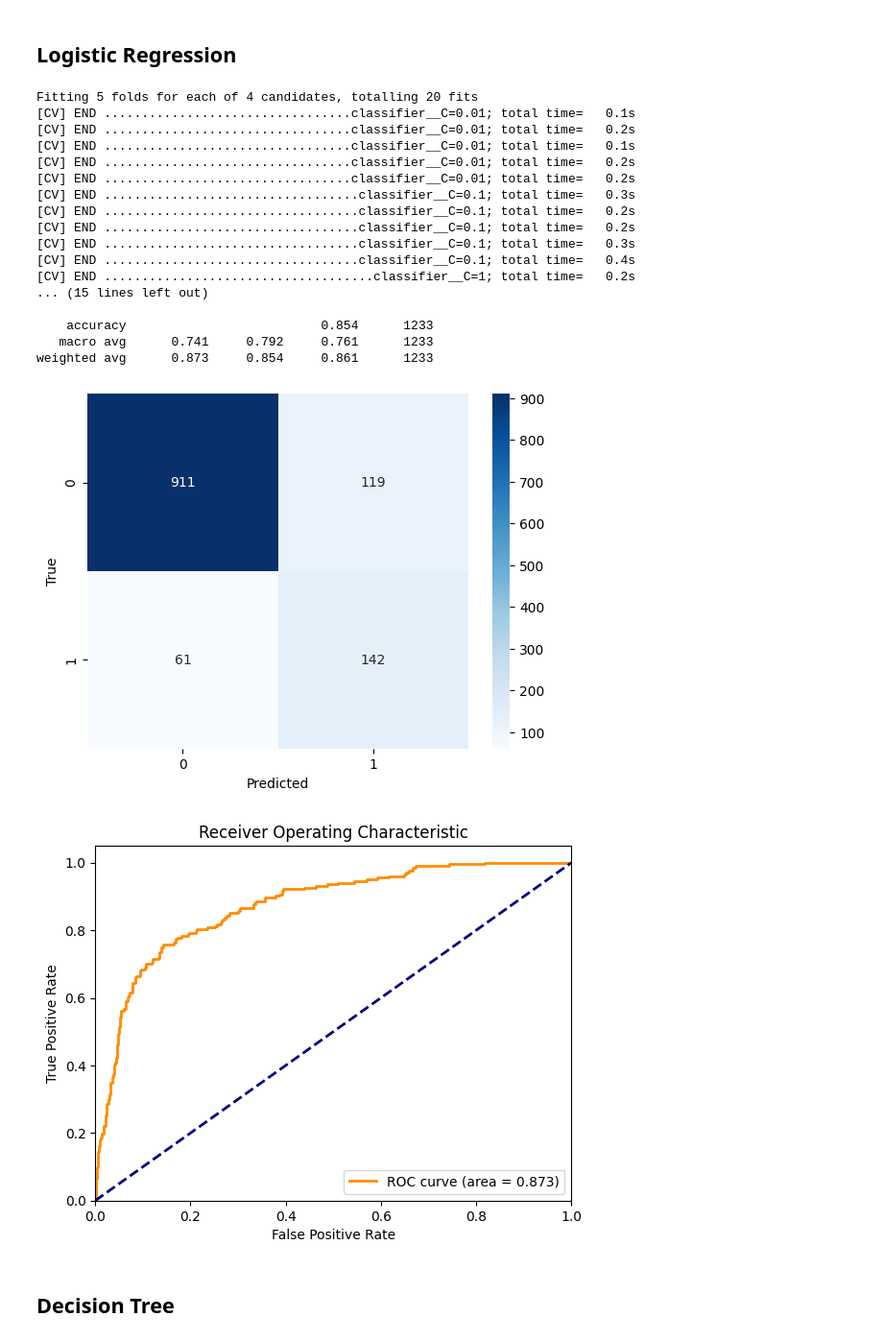
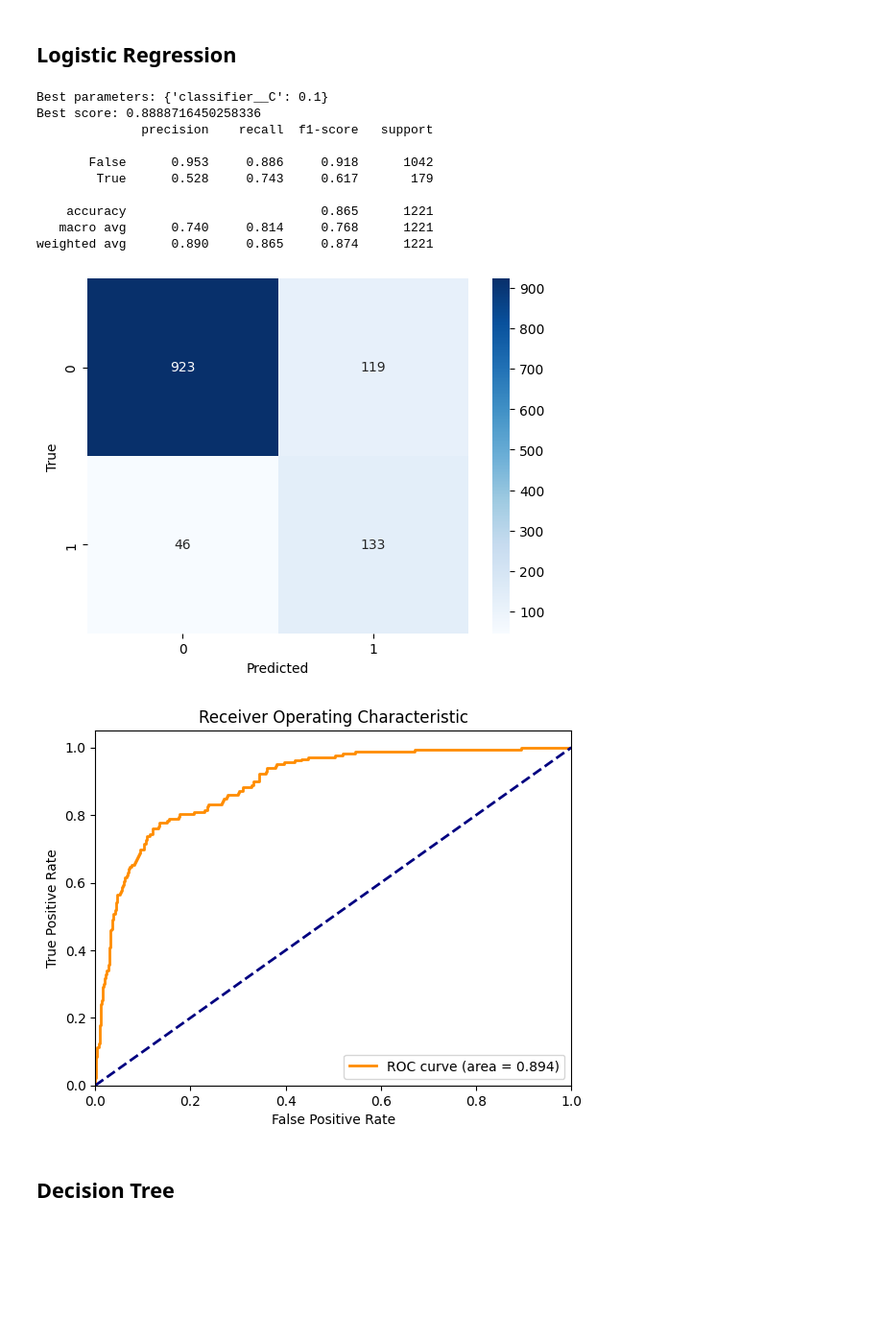
Before and after one commit to YuanqiSun0102/ORIE5741Project, a Jupyter notebook: Models.ipynb, the cells around one changed output. Shown at 96% size. Saved outputs shown, nothing was run; the diff lists cells and outputs as text; code cells hidden in the pictures; blank space fills up the shorter version.

```diff
--- a/Models.ipynb
+++ b/Models.ipynb
@@ -5,6 +5,7 @@ import matplotlib.pyplot as plt
 import seaborn as sns
 # %%
 df = pd.read_csv('online_shoppers_intention.csv')
+df.drop_duplicates(inplace=True, keep = 'first')
 # %% [markdown]
 ### Turn string type to int/float
 # %%
@@ -81,7 +82,7 @@ def evaluate(y_val, y_pred, y_probs):
     plt.show()
 
 def grid_search(param_grid, pipe, X_train, y_train):
-    grid_search = GridSearchCV(estimator=pipe, param_grid=param_grid, cv=5, scoring='accuracy', verbose=2)
+    grid_search = GridSearchCV(estimator=pipe, param_grid=param_grid, cv=5, scoring='roc_auc', verbose=0)
 
     grid_search.fit(X_train, y_train)
 
@@ -138,39 +132,32 @@ weighted avg      0.881     0.865     0.871      1233
 # %%
 from sklearn.linear_model import LogisticRegression
 
 pipe = ImbPipeline([('scaler', StandardScaler()),
                  ('smote', SMOTE(random_state=42)),
                  ('classifier', LogisticRegression())])
 param_grid = {
     'classifier__C': [ 0.01, 0.1, 1, 10]
 }
 
-best_estimator = grid_search(param_grid, pipe, X_train, y_train)
+best_estimator_lr = grid_search(param_grid, pipe, X_train, y_train)
 
-y_pred = best_estimator.predict(X_val)
-y_probs = best_estimator.predict_proba(X_val)[:, 1]  # the probability of the positive class
+y_pred = best_estimator_lr.predict(X_val)
+y_probs = best_estimator_lr.predict_proba(X_val)[:, 1]  # the probability of the positive class
 
 evaluate(y_val, y_pred, y_probs)
 # %% [output]
-Fitting 5 folds for each of 4 candidates, totalling 20 fits
-[CV] END .................................classifier__C=0.01; total time=   0.1s
-[CV] END .................................classifier__C=0.01; total time=   0.2s
-[CV] END .................................classifier__C=0.01; total time=   0.1s
-[CV] END .................................classifier__C=0.01; total time=   0.2s
-[CV] END .................................classifier__C=0.01; total time=   0.2s
-[CV] END ..................................classifier__C=0.1; total time=   0.3s
-[CV] END ..................................classifier__C=0.1; total time=   0.2s
-[CV] END ..................................classifier__C=0.1; total time=   0.2s
-[CV] END ..................................classifier__C=0.1; total time=   0.3s
-[CV] END ..................................classifier__C=0.1; total time=   0.4s
-[CV] END ....................................classifier__C=1; total time=   0.2s
-... (15 lines left out)
+Best parameters: {'classifier__C': 0.1}
+Best score: 0.8888716450258336
+              precision    recall  f1-score   support
 
-    accuracy                          0.854      1233
-   macro avg      0.741     0.792     0.761      1233
-weighted avg      0.873     0.854     0.861      1233
+       False      0.953     0.886     0.918      1042
+        True      0.528     0.743     0.617       179
+
+    accuracy                          0.865      1221
+   macro avg      0.740     0.814     0.768      1221
+weighted avg      0.890     0.865     0.874      1221
-[figure, old version]
+[figure, new version]
-[figure, old version]
+[figure, new version]
 # %% [markdown]
 ## Decision Tree
 # %%
```
Also changed, not shown: parts of 5 cells of this notebook.
